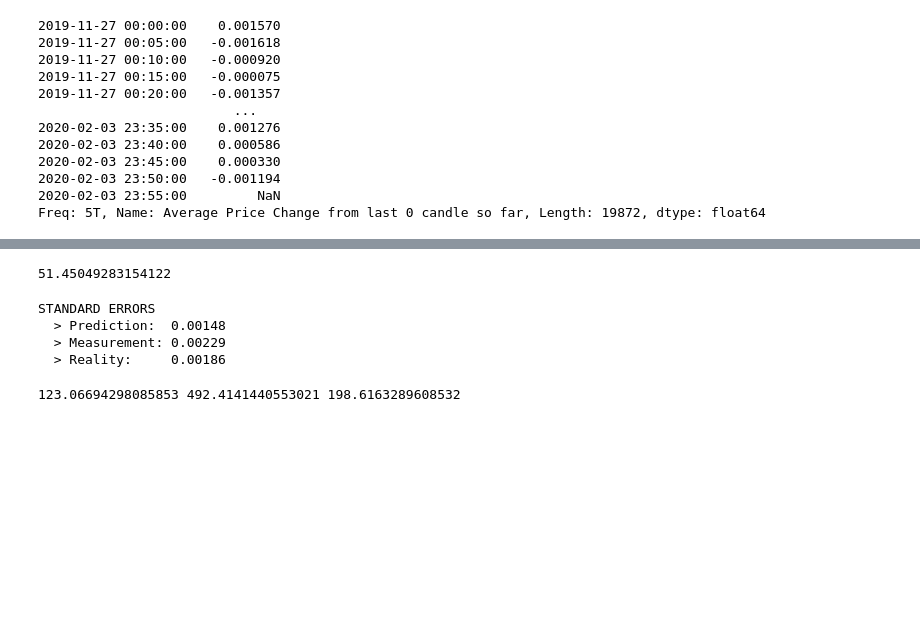
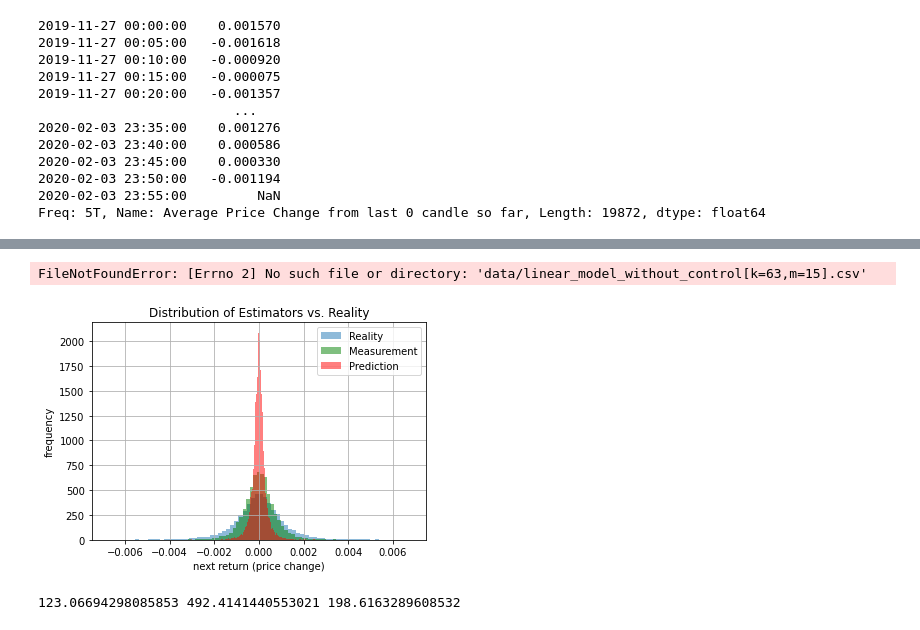
Before and after one commit to MohsenGhodrati/cvx_project_Kalman_Filter, a Jupyter notebook: Experiments.ipynb, the cells around one changed output, grey strips where cells are left out. Drawn from its saved outputs; the diff is of its cells as text; code cells hidden in the pictures; blank space fills up the shorter version.

Commit message:
linear model without control data.

```diff
--- a/Experiments.ipynb
+++ b/Experiments.ipynb
@@ -267,18 +257,25 @@ pd.concat([results, THETA], axis=1).to_csv(f'data/linear_model_without_control[k
-# %%
-t = np.bincount(np.sign(results['Prediction']) == np.sign(results['Reality']))
-t[1] / (t[0]+t[1]) * 100
-# %% [output]
-51.45049283154122
-# %%
-print('STANDARD ERRORS')
-for c_label in ['Prediction', 'Measurement']:
-    print('  > {:13s}{:.5f}'.format(c_label + ':', (results[c_label] - results['Reality']).std()))
-print('  > {:13s}{:.5f}'.format('Reality:', (results['Reality']-df['Average Price Change'].loc[indices].values).std()))
-# %% [output]
-STANDARD ERRORS
-  > Prediction:  0.00148
-  > Measurement: 0.00229
-  > Reality:     0.00186
+# %%
+for m in [15, 60]:
+    for k in np.arange(16)*64 + 63:
+        results = pd.read_csv(f'data/linear_model_without_control[k={k},m={m}].csv')
+        print(results)
+        break
+    break
+# %% [output]
+FileNotFoundError: [Errno 2] No such file or directory: 'data/linear_model_without_control[k=63,m=15].csv'
+# %%
+results['Reality'].hist(bins=300, alpha=0.5, label='Reality', density=True)
+results['Measurement'].hist(bins=300, alpha=0.5, color='green', label='Measurement', density=True)
+results['Prediction'].hist(bins=300, alpha=0.5, color='red', label='Prediction', density=True)
+plt.xlim([-0.0075, 0.0075])
+plt.legend()
+plt.title('Distribution of Estimators vs. Reality')
+plt.xlabel('next return (price change)')
+plt.ylabel('frequency')
+plt.savefig('plots/histogram.png', dpi=300)
+plt.show()
+# %% [output]
+[figure, added]
 # %%
 # k = 255
 # m = 60
```
Also changed, not shown: parts of 3 cells of this notebook, 17 other files.
